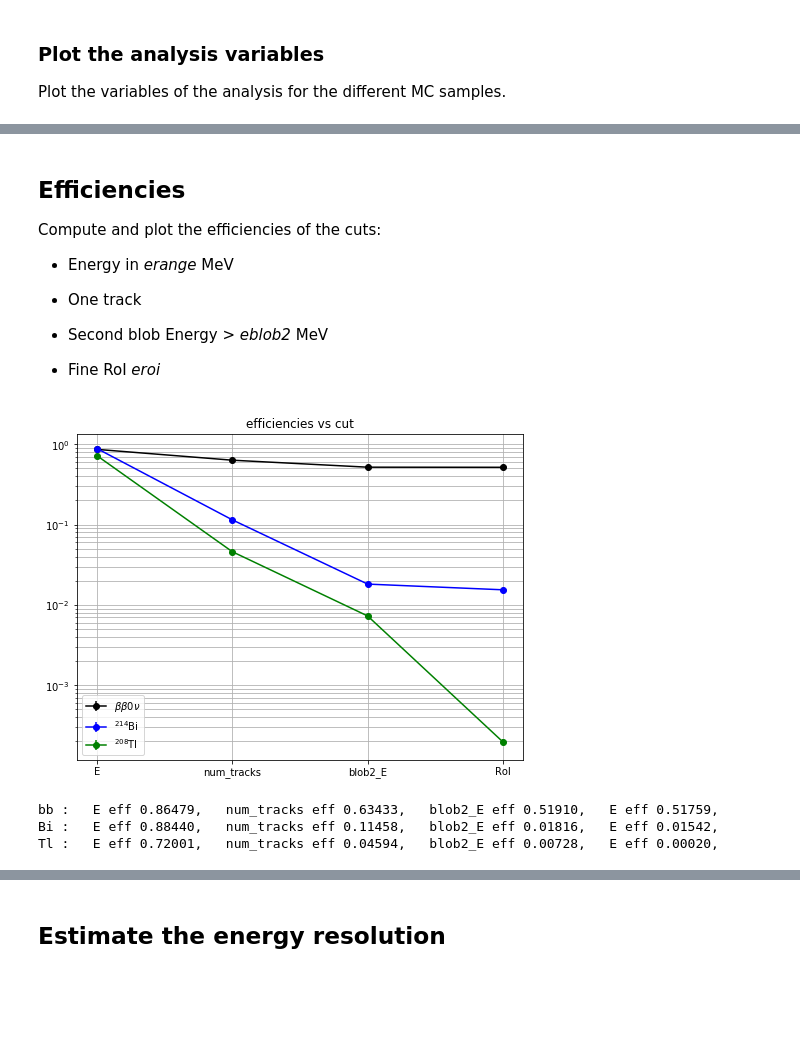
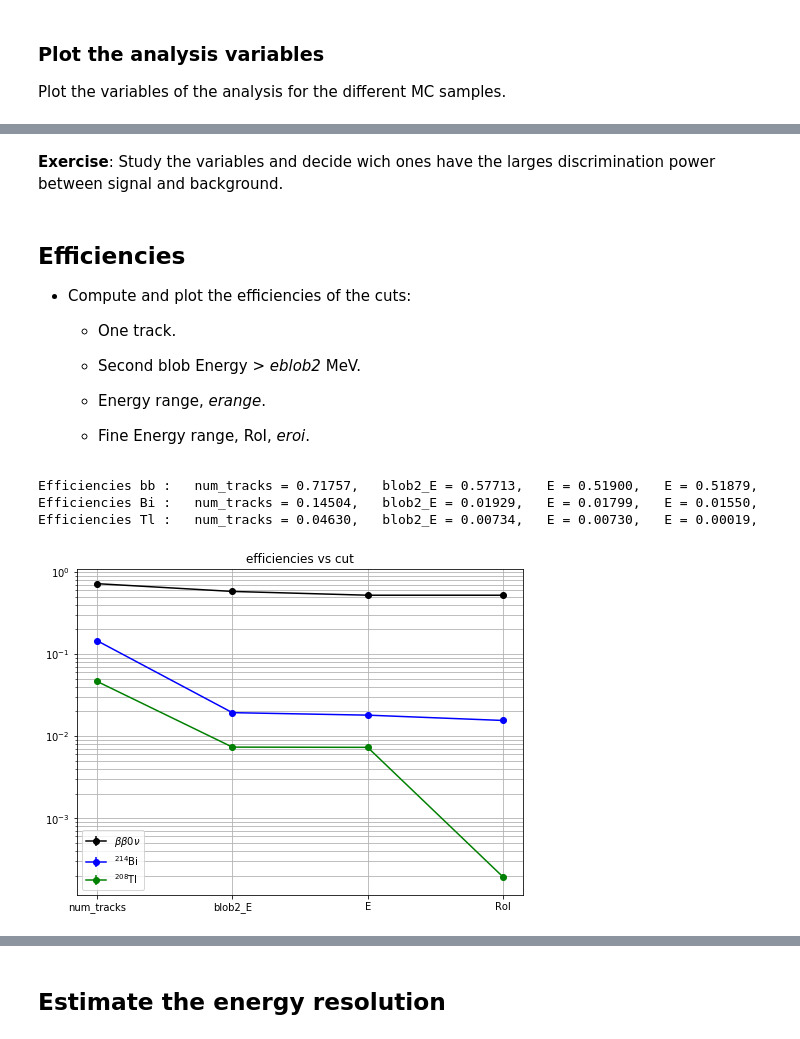
Before and after one commit to jahernando/USC-Fanal, a Jupyter notebook: NB/guide/fanal_def.ipynb, the cells around one changed output, grey strips where cells are left out. Drawn from its saved outputs; the diff is of its cells as text; code cells hidden in the pictures; blank space fills up the shorter version.

```diff
--- a/NB/guide/fanal_def.ipynb
+++ b/NB/guide/fanal_def.ipynb
@@ -73,13 +73,15 @@ pltext.style()
 # %% [markdown]
 ## Main parameters
 # %%
-coll   = 'new_delta'
-erange = fn.erange
-eroi   = fn.eroi
-eblob2 = fn.eblob2
+coll          = 'new_beta'
+ntracks_range = (     1,  1.1  )
+eblob2_range  = ( 0.400,  1.200) # MeV
+erange        = ( 2.400,  2.700) # MeV
+eroi          = ( 2.430,  2.480) # MeV
 
-print('Data From               : {:s}'.format(coll))
-print('Energy range            : ({:6.3f}, {:6.3f}) MeV'.format(*erange))
-print('Blob-2 energy threshold : {:6.3f} MeV'.format(eblob2))
-print('Energy RoI range        : ({:6.3f}, {:6.3f}) MeV'.format(*eroi))
+print('Collaboration             : {:s}'.format(coll))
+print('number of tracks range    : ({:6.1f}, {:6.1f}) MeV'.format(*ntracks_range))
+print('Blob-2 energy range       : ({:6.3f}, {:6.3f}) MeV'.format(*eblob2_range))
+print('Energy range              : ({:6.3f}, {:6.3f}) MeV'.format(*erange))
+print('Energy RoI range          : ({:6.3f}, {:6.3f}) MeV'.format(*eroi))
 # %% [output]
@@ -89,0 +93,6 @@ Energy RoI range        : ( 2.430,  2.480) MeV
+# %%
+# list of the selection variables names and ranges
+varnames  = ['num_tracks', 'blob2_E', 'E', 'E']
+varranges = [ntracks_range, eblob2_range, erange, eroi]
+print('varnames  : ', varnames)
+print('varranges : ', varranges)
@@ -215,12 +237,15 @@ plt_fanal_mc(mcs, ssamples)
+# %% [markdown]
+**Exercise**: Study the variables and decide wich ones have the larges discrimination power between signal and background.
 # %% [markdown]
 ## Efficiencies
 
-Compute and plot the efficiencies of the cuts:
 
-  * Energy in *erange* MeV
+  * Compute and plot the efficiencies of the cuts:
 
-  * One track
+      * One track.
 
-  * Second blob Energy > *eblob2* MeV
+      * Second blob Energy > *eblob2* MeV.
 
-  * Fine RoI *eroi*
+      * Energy range, *erange*.
+
+      * Fine Energy range, RoI, *eroi*.
@@ -260,30 +252,26 @@ def efficiency(sel, n = None):
+# %%
+# names in the plot
+effs, ueffs  = [], []
+for i, mc in enumerate(mcs):
+    xeffs = [ut.selection_efficiency(mc, varnames[:i], varranges[:i]) for i in range(1, len(varnames)+1)]
+    ieffs, iueffs = ut.list_transpose(xeffs)
+    effs.append(ieffs); ueffs.append(iueffs)
+
+for i, ieffs in enumerate(effs):
+    print('Efficiencies ' + tsamples[i], ': ', \
+          *[' {:s} = {:6.5f}, '.format(s, eff) for s, eff in zip(varnames, ieffs)])
+# %% [output]
+Efficiencies bb :   num_tracks = 0.71757,   blob2_E = 0.57713,   E = 0.51900,   E = 0.51879,
+Efficiencies Bi :   num_tracks = 0.14504,   blob2_E = 0.01929,   E = 0.01799,   E = 0.01550,
+Efficiencies Tl :   num_tracks = 0.04630,   blob2_E = 0.00734,   E = 0.00730,   E = 0.00019,
 # %%
-snames  = ['E', 'num_tracks', 'blob2_E', 'RoI']
+snames  = ['num_tracks', 'blob2_E', 'E', 'RoI']
 
 subplot = pltext.canvas(1, 1, 6, 8)
 subplot(1)
-for i, mc in enumerate(mcs):
-    sels = selections(mc, selnames, selranges)
-    effs = [efficiency(sel) for sel in sels]
-    veff = [eff[0] for eff in effs] # efficiencies values
-    ueff = [eff[1] for eff in effs] # efficiencies uncertainties
-    plt.errorbar(snames, veff, yerr = ueff, marker = 'o', label = ssamples[i])
+for i in range(len(effs)):
+    plt.errorbar(snames, effs[i], yerr = ueffs[i], marker = 'o', label = ssamples[i])
 plt.grid(which = 'both'); plt.yscale('log'); plt.legend();
 plt.title('efficiencies vs cut');
 # %% [output]
-[figure, old version]
+[figure, new version]
-# %%
-eff_sel  = []
-ueff_sel = []
-for i, mc in enumerate(mcs):
-    sels = selections(mc, selnames, selranges)
-    effs = [efficiency(sel) for sel in sels]
-    veff = [eff[0] for eff in effs] # efficiencies values
-    ueff = [eff[1] for eff in effs] # efficiencies uncertainties
-    eff_sel .append(veff[-1])
-    ueff_sel.append(ueff[-1])
-    print(tsamples[i], ': ', *[' {:s} eff {:6.5f}, '.format(s, eff) for s, eff in zip(selnames, veff)])
-# %% [output]
-bb :   E eff 0.86479,   num_tracks eff 0.63433,   blob2_E eff 0.51910,   E eff 0.51759,
-Bi :   E eff 0.88440,   num_tracks eff 0.11458,   blob2_E eff 0.01816,   E eff 0.01542,
-Tl :   E eff 0.72001,   num_tracks eff 0.04594,   blob2_E eff 0.00728,   E eff 0.00020,
```
Also changed, not shown: parts of 26 cells of this notebook, 16 other files.
